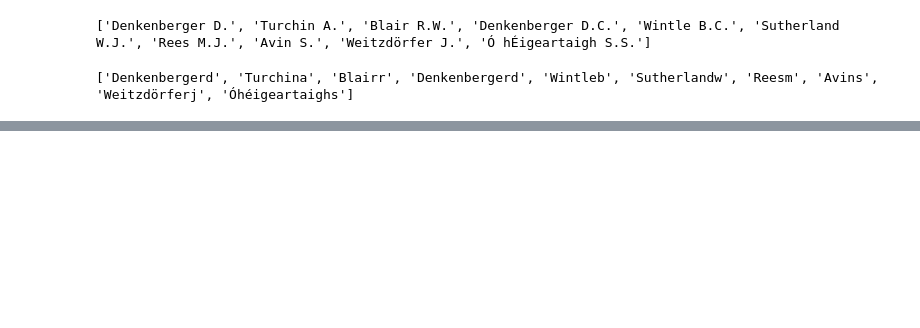
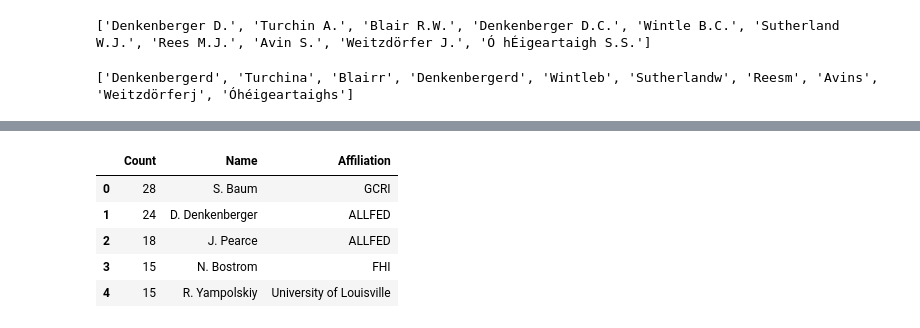
Before and after one commit to florianjehn/X-Risk-Rank, a Jupyter notebook: name_counting.ipynb, the cells around one changed output, grey strips where cells are left out. Cells and saved outputs as stored; diff of their text form; code cells hidden in the pictures; blank space fills up the shorter version.

```diff
--- a/name_counting.ipynb
+++ b/name_counting.ipynb
@@ -97,0 +98,40 @@ plt.show()
+# %%
+# Make a dictionary of names and their affiliation.
+affiliations = {
+    "S. Baum": "GCRI",
+    "D. Denkenberger": "ALLFED",
+    "J. Pearce": "ALLFED",
+    "N. Bostrom": "FHI",
+    "R. Yampolskiy": "University of Louisville",
+    "P. Torres": "CSER",
+    "M. Ćirković": "Astronomical Observatory of Belgrade",
+    "B. Tonn": "University of Tennessee",
+    "A. Robock": "Rutgers University",
+    "O. Toon": "University of Colorado",
+    "J. Haqq-misra": "Blue Marble Space Institute of Science",
+    "L. Kemp": "CSER",
+    "A. Sandberg": "FHI",
+    "A. Turchin": "ALLFED",
+    "C. Bardeen": "National Center for Atmospheric Research",
+    "J. Leslie": "University of Guelph",
+    "G. Chichilnisky": "Columbia University",
+    "S. Armstrong": "FHI",
+    "P. Ehrlich": "Stanford University",
+    "H. Liu": "University of Copenhagen",
+    "J. Garcíamartínez": "ALLFED",
+    "D. Morrison": "Ames Research Center",
+    "R. Grieve": "University of Western Ontario",
+    "R. Tol": "University of Sussex",
+    "O. Häggström": "Chalmers University of Technology"
+}
+# %%
+# Assign the people in the count_df an affilation based on the affiliation dictionary
+count_df['Affiliation'] = count_df['Name'].map(affiliations)
+count_df.head()
+# %% [output]
+|  | Count | Name | Affiliation |
+| 0 | 28 | S. Baum | GCRI |
+| 1 | 24 | D. Denkenberger | ALLFED |
+| 2 | 18 | J. Pearce | ALLFED |
+| 3 | 15 | N. Bostrom | FHI |
+| 4 | 15 | R. Yampolskiy | University of Louisville |
```
Also changed, not shown: parts of 4 cells of this notebook, 3 other files.
